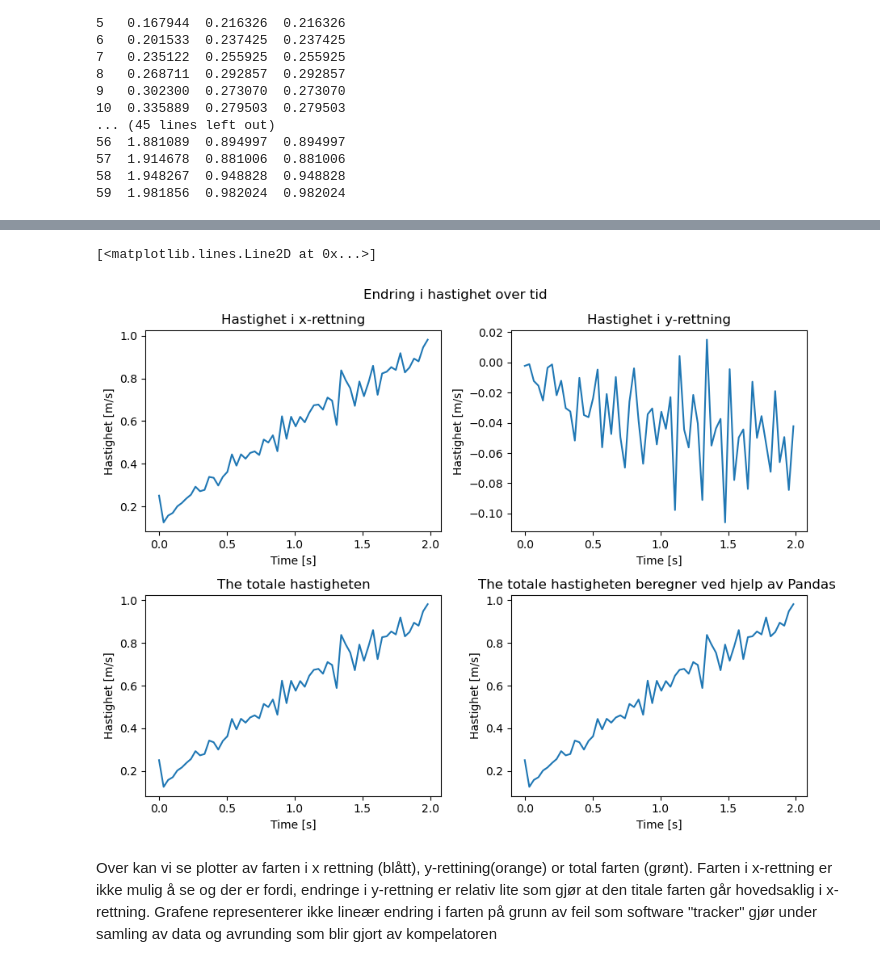
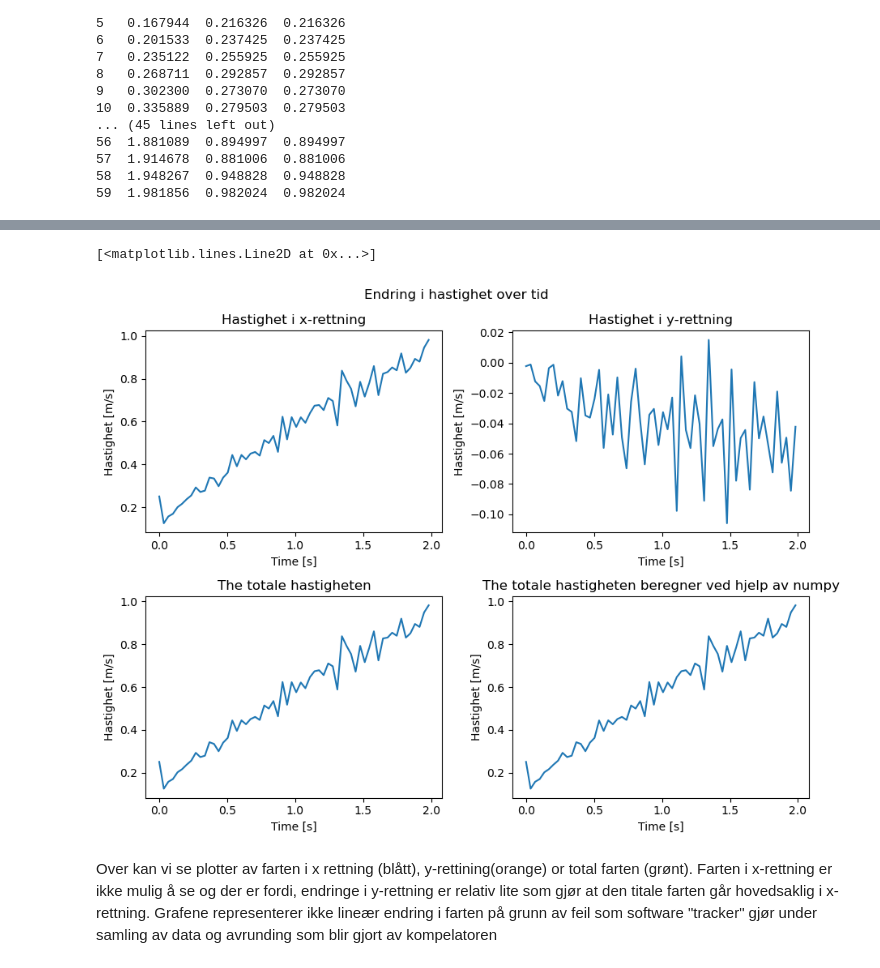
Before and after one commit to Senja20/fys129Del2, a Jupyter notebook: Del 2 fys129.ipynb, the cells around one changed output, grey strips where cells are left out. Saved outputs shown, nothing was run; the diff lists cells and outputs as text; code cells hidden in the pictures.

```diff
--- a/Del 2 fys129.ipynb
+++ b/Del 2 fys129.ipynb
@@ -168,31 +168,31 @@ plt.legend()
 # %%
 plt.rcdefaults() # decorative function
 
 fig, axs = plt.subplots(2, 2, figsize=(9, 7), tight_layout=True)
 fig.suptitle('Endring i hastighet over tid')
 
 axs[0][0].set_title("Hastighet i x-rettning")
 axs[0][0].set_xlabel("Time [s]")
 axs[0][0].set_ylabel("Hastighet [m/s]")
 axs[0][0].plot(time, xVelocity)
 
 axs[0][1].set_title("Hastighet i y-rettning")
 axs[0][1].set_xlabel("Time [s]")
 axs[0][1].set_ylabel("Hastighet [m/s]")
 axs[0][1].plot(time, yVelocity)
 
 axs[1][0].set_title("The totale hastigheten")
 axs[1][0].set_xlabel("Time [s]")
 axs[1][0].set_ylabel("Hastighet [m/s]")
 axs[1][0].plot(time, velocity)
 
-axs[1][1].set_title("The totale hastigheten beregner ved hjelp av Pandas ")
+axs[1][1].set_title("The totale hastigheten beregner ved hjelp av numpy")
 axs[1][1].set_xlabel("Time [s]")
 axs[1][1].set_ylabel("Hastighet [m/s]")
 axs[1][1].plot(time, speeds.Speed)
 # %% [output]
 [<matplotlib.lines.Line2D at 0x...>]
-[figure, old version]
+[figure, new version]
 # %% [markdown]
 Over kan vi se plotter av farten i x rettning (blått), y-rettining(orange) or total farten (grønt). Farten i x-rettning er ikke mulig å se og der er fordi, endringe i y-rettning er relativ lite som gjør at den titale farten går hovedsaklig i x-rettning. Grafene representerer ikke lineær endring i farten på grunn av feil som software "tracker" gjør under samling av data og avrunding som blir gjort av kompelatoren
 # %%
```
Also changed, not shown: parts of 5 cells of this notebook.
